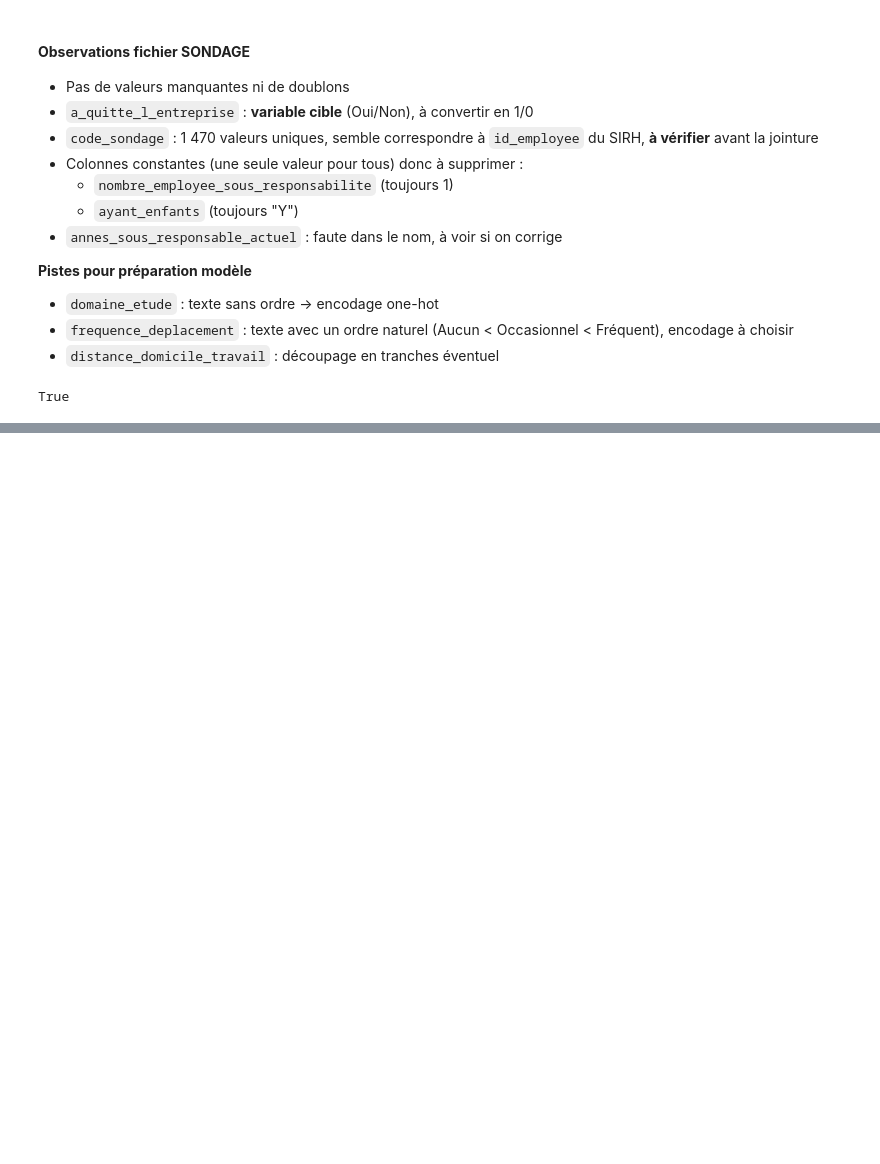
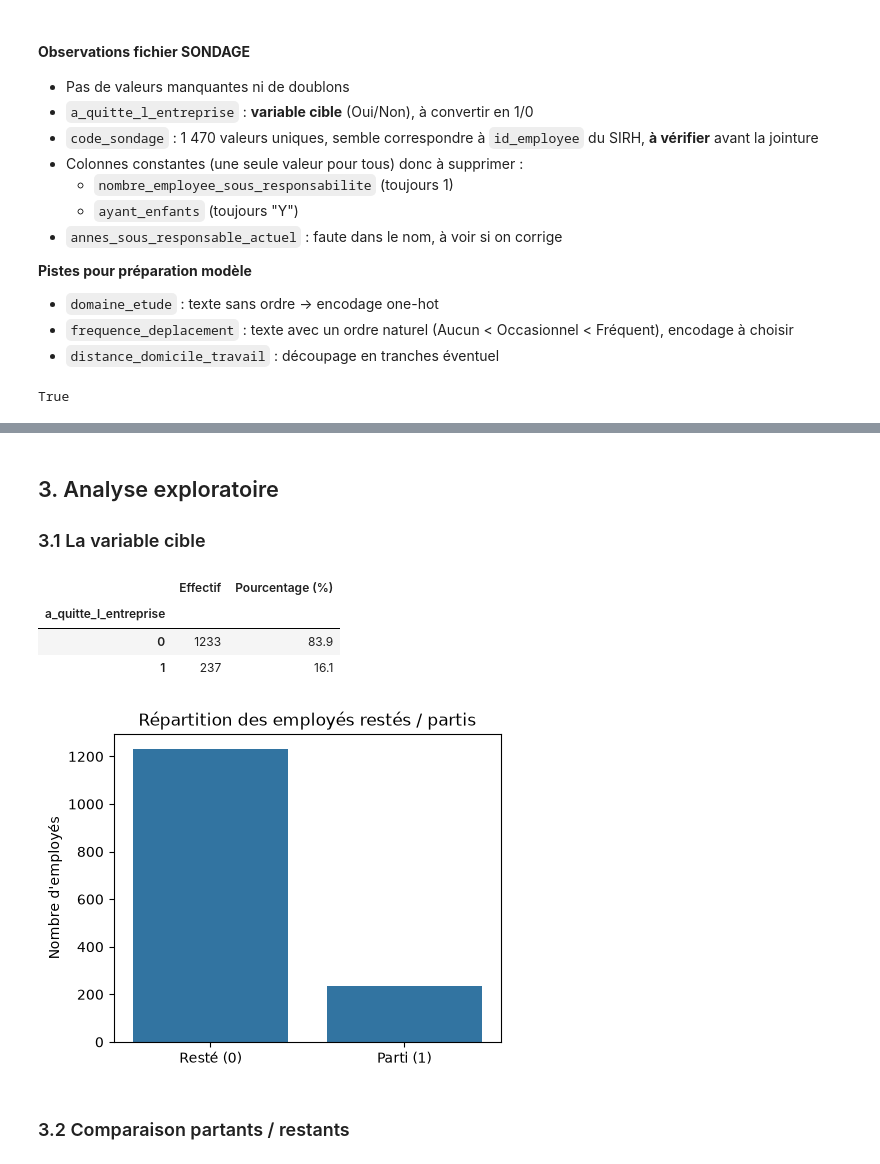
Before and after one commit to youdontknowmu/Projet4, a Jupyter notebook: 01_exploration.ipynb, the cells around one changed output, grey strips where cells are left out. Cells and saved outputs as stored; diff of their text form; code cells hidden in the pictures; blank space fills up the shorter version.

```diff
--- a/01_exploration.ipynb
+++ b/01_exploration.ipynb
@@ -278,0 +430,26 @@ Ce sont bien les mêmes valeurs que pour le fichier SIRH, cela servira de clé
+# %%
+# ------------------------------------------------------------
+# JOINTURE : SIRH (référentiel) + EVAL + SONDAGE
+# ------------------------------------------------------------
+# how="left"          -> on part du SIRH et on garde tous ses employés
+# on="id_employee"    -> la clé commune harmonisée à l'étape 2.1
+# validate="1:1"      -> sécurité : pandas vérifie qu'un employé n'apparaît qu'une fois
+#                        de chaque côté, sinon il affiche une erreur au lieu de dupliquer des lignes
+df = (
+    df_sirh
+    .merge(df_eval.drop(columns=["eval_number"]), on="id_employee", how="left", validate="1:1") # Je drop "eval_number" car elle est redondante avec "id_employee"
+    .merge(df_sondage, on="id_employee", how="left", validate="1:1")
+)
+
+# ------------------------------------------------------------
+# Vérifications
+# ------------------------------------------------------------
+# 1) Nombre de lignes et de colonnes
+#    attendu : 1470 lignes, 29 colonnes (11 SIRH + 10 EVAL + 10 SONDAGE - 2 clés en double)
+print("Dimensions :", df.shape)
+
+# 2) Aucune case vide ne doit être apparue avec la jointure
+print("Valeurs manquantes :", df.isna().sum().sum())
+
+# 3) Aperçu du DataFrame central
+display(df.head())
@@ -278,0 +472,30 @@ Ce sont bien les mêmes valeurs que pour le fichier SIRH, cela servira de clé
+# %% [markdown]
+## 3. Analyse exploratoire
+### 3.1 La variable cible
+# %%
+# ------------------------------------------------------------
+# Combien d'employés sont partis ?
+# ------------------------------------------------------------
+# value_counts() compte les 0 et les 1 ; normalize=True donne des proportions
+effectifs = df["a_quitte_l_entreprise"].value_counts()
+proportions = df["a_quitte_l_entreprise"].value_counts(normalize=True) * 100
+display(pd.DataFrame({"Effectif": effectifs, "Pourcentage (%)": proportions.round(1)}))
+
+# ------------------------------------------------------------
+# Diagramme en barres
+# ------------------------------------------------------------
+plt.figure(figsize=(5, 4))
+sns.countplot(data=df, x="a_quitte_l_entreprise")
+plt.xticks([0, 1], ["Resté (0)", "Parti (1)"])   # étiquettes lisibles au lieu de 0/1
+plt.title("Répartition des employés restés / partis")
+plt.xlabel("")
+plt.ylabel("Nombre d'employés")
+plt.show()
+# %% [output]
+|  | Effectif | Pourcentage (%) |
+| a_quitte_l_entreprise |  |  |
+| 0 | 1233 | 83.9 |
+| 1 | 237 | 16.1 |
+[figure, added]
+# %% [markdown]
+### 3.2 Comparaison partants / restants
```
Also changed, not shown: parts of 71 cells of this notebook.
